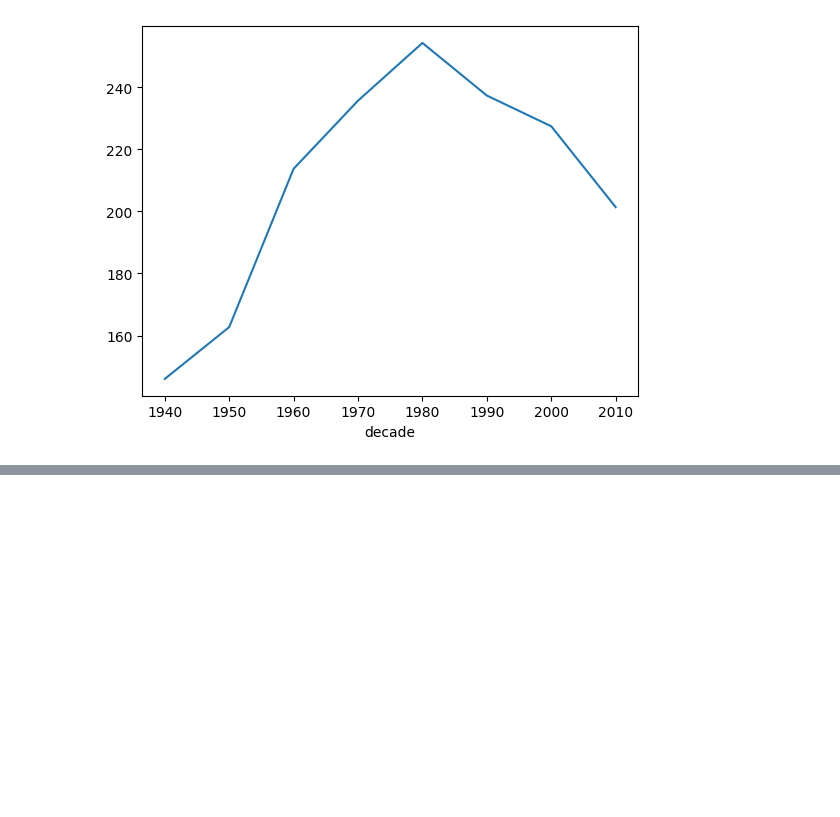
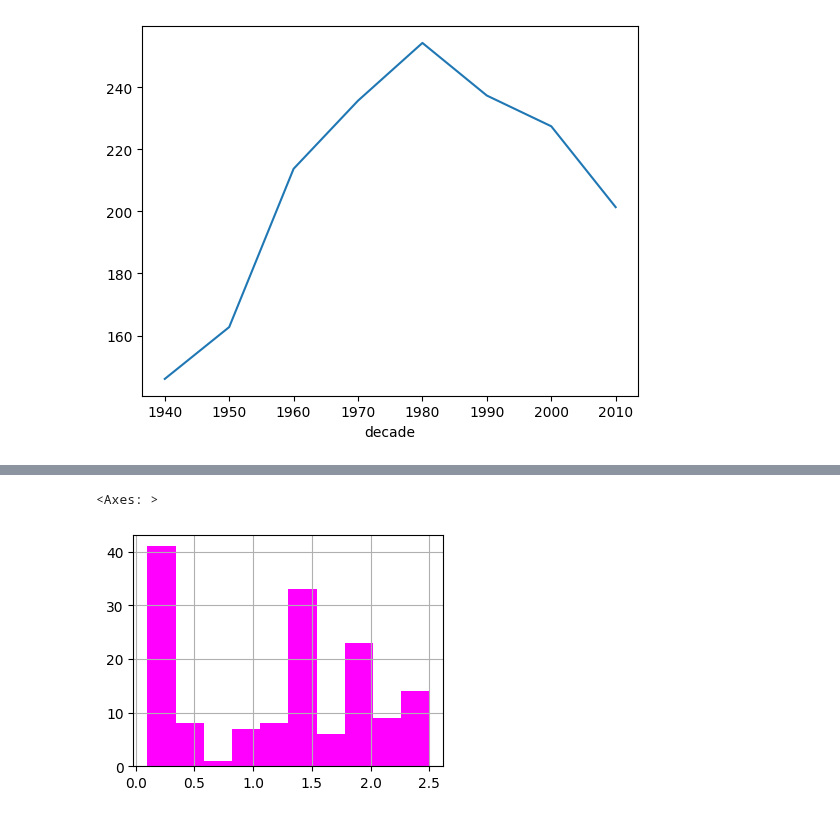
Before and after one commit to ceciorosco/Cecilia-Repositorio, a Jupyter notebook: Modulo_3/ejercicios_modulo_3.ipynb, the cells around one changed output, grey strips where cells are left out. Cells and saved outputs as stored; diff of their text form; code cells hidden in the pictures; blank space fills up the shorter version.

```diff
--- a/Modulo_3/ejercicios_modulo_3.ipynb
+++ b/Modulo_3/ejercicios_modulo_3.ipynb
@@ -587,0 +1034,6 @@ Name: dur, dtype: float64
+# %%
+plt.figure(figsize=(4,3))
+df["Ancho Petalo"].hist(bins=10, color="magenta")
+# %% [output]
+<Axes: >
+[figure, added]
```
Also changed, not shown: parts of 87 cells of this notebook.
